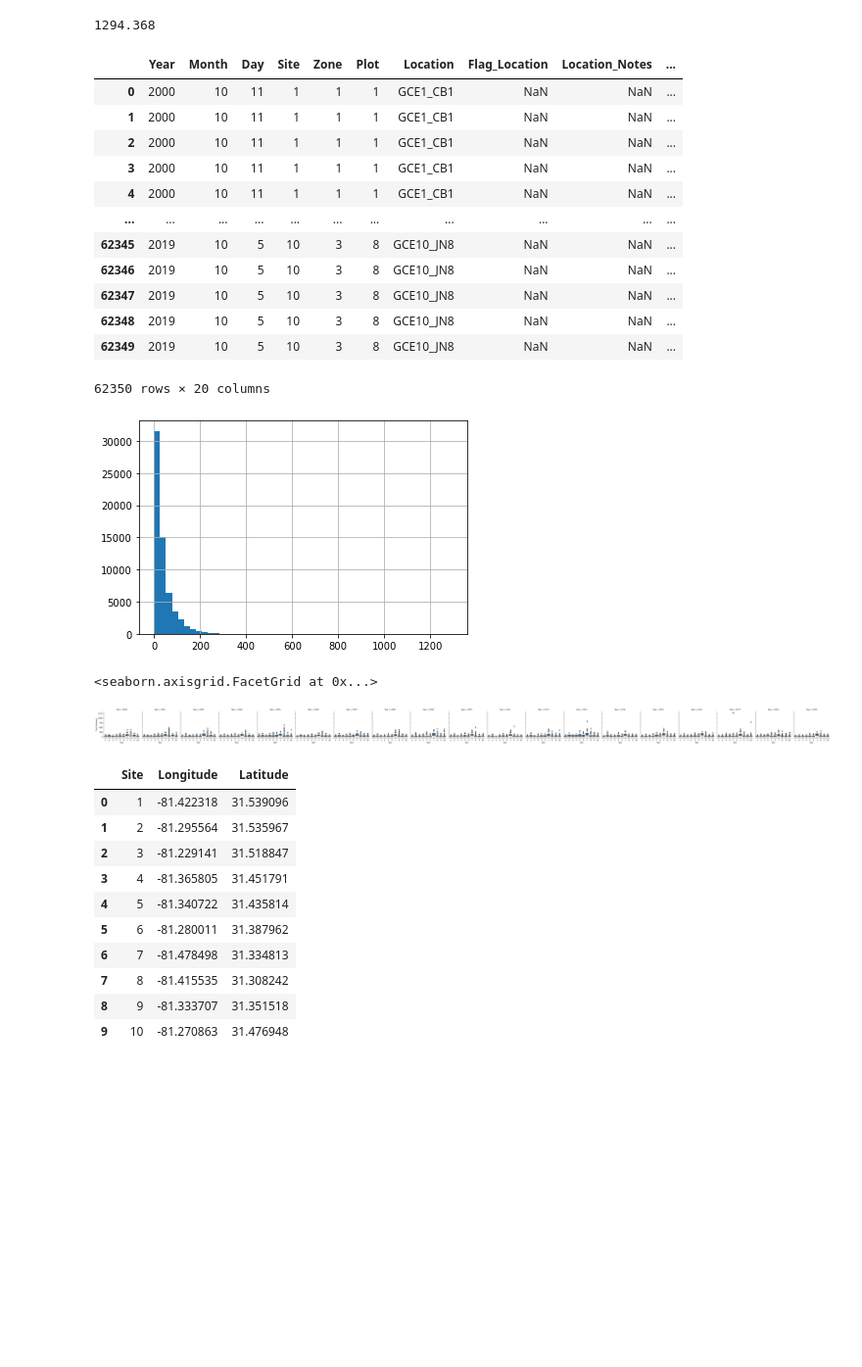
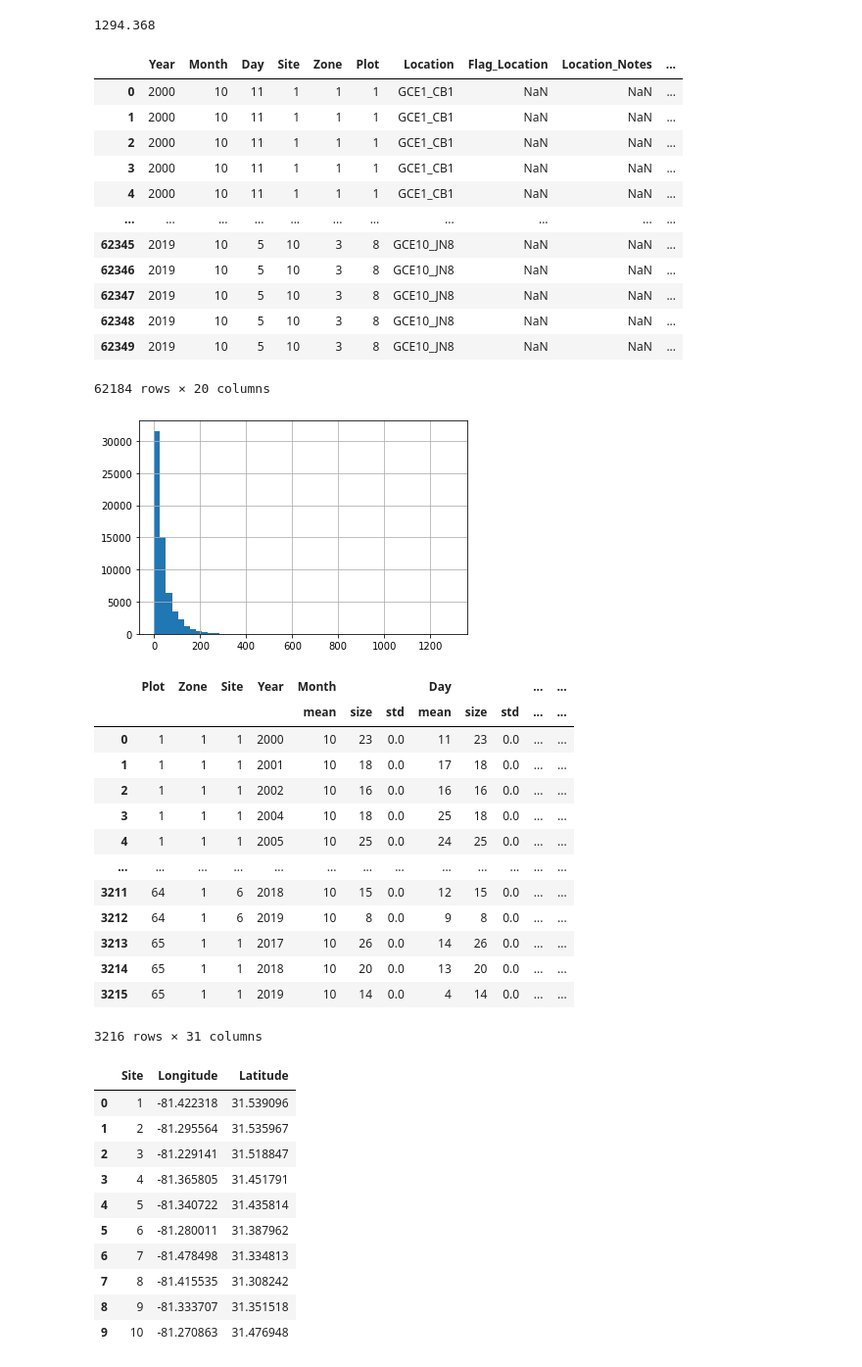
Before and after one commit to asajulien/PhD, a Jupyter notebook: Jupyter/Biomass-GA LTER.ipynb, the cells around one changed output. Shown: that part at 98% size. Drawn from its saved outputs; the diff is of its cells as text; code cells hidden in the pictures; blank space fills up the shorter version.

```diff
--- a/Jupyter/Biomass-GA LTER.ipynb
+++ b/Jupyter/Biomass-GA LTER.ipynb
@@ -45,6 +45,8 @@ df['Date'] = pd.to_datetime(df[['Year', 'Month', 'Day']])
 
 # df = df[df['Species_Code'] == 'A1'] ##Remove all non-Spartina alterniflora plots - messes up unique coordinates section
 
+df = df[df['Zone'] >= 0] ##Zone "-1" in 2013 needs to be addressed - refers to old plot location that was relocated
+
 df['Plant_Biomass'].hist(bins = 50)
 print(max(df['Plant_Biomass']))
 df
@@ -62,28 +64,35 @@ df
 | 62347 | 2019 | 10 | 5 | 10 | 3 | 8 | GCE10_JN8 | NaN | NaN | ... |
 | 62348 | 2019 | 10 | 5 | 10 | 3 | 8 | GCE10_JN8 | NaN | NaN | ... |
 | 62349 | 2019 | 10 | 5 | 10 | 3 | 8 | GCE10_JN8 | NaN | NaN | ... |
-62350 rows × 20 columns
+62184 rows × 20 columns
 [figure]
 # %%
 #df['Plant_Biomass'].hist(by=df['Year'])
 
 df2 = df.groupby(['Plot', 'Zone', 'Site', 'Year'], as_index = False).aggregate([np.mean, \
                                                                                 np.size, np.std]).reset_index()
 
 df3 = df.groupby(['Plot', 'Zone', 'Site', 'Year'], as_index = False).mean()
 
 site_list = [7]
 df4 = df[df['Site'].isin(site_list)]
 
-# g = sns.FacetGrid(df, col="Site", sharex=False)
-# g.map(sns.boxplot, 'Year', 'Plant_Biomass', order=[2000, 2001, 2002, 2003, 2004, 2005, 2006, 2007,\
-#                                                    2008, 2009, 2010, 2011, 2012, 2013, 2014, 2015,\
-#                                                    2016 ,2017 ,2018 , 2019])
-g = sns.FacetGrid(df, col="Year", sharex=False)
-g.map(sns.boxplot, 'Site', 'Plant_Biomass', order=[1, 2, 3, 4, 5, 6, 7, 8,\
-                                                   9, 10])
+list(df2) ##need to rename columns
+df2
 ##site 7 seems to have the highest biomass
 # %% [output]
+|  | Plot | Zone | Site | Year | Month |  |  | Day |  |  | ... | ... |
+|  |  |  |  |  | mean | size | std | mean | size | std | ... | ... |
+| 0 | 1 | 1 | 1 | 2000 | 10 | 23 | 0.0 | 11 | 23 | 0.0 | ... | ... |
+| 1 | 1 | 1 | 1 | 2001 | 10 | 18 | 0.0 | 17 | 18 | 0.0 | ... | ... |
+| 2 | 1 | 1 | 1 | 2002 | 10 | 16 | 0.0 | 16 | 16 | 0.0 | ... | ... |
+| 3 | 1 | 1 | 1 | 2004 | 10 | 18 | 0.0 | 25 | 18 | 0.0 | ... | ... |
+| 4 | 1 | 1 | 1 | 2005 | 10 | 25 | 0.0 | 24 | 25 | 0.0 | ... | ... |
+| ... | ... | ... | ... | ... | ... | ... | ... | ... | ... | ... | ... | ... |
+| 3211 | 64 | 1 | 6 | 2018 | 10 | 15 | 0.0 | 12 | 15 | 0.0 | ... | ... |
+| 3212 | 64 | 1 | 6 | 2019 | 10 | 8 | 0.0 | 9 | 8 | 0.0 | ... | ... |
+| 3213 | 65 | 1 | 1 | 2017 | 10 | 26 | 0.0 | 14 | 26 | 0.0 | ... | ... |
+| 3214 | 65 | 1 | 1 | 2018 | 10 | 20 | 0.0 | 13 | 20 | 0.0 | ... | ... |
+| 3215 | 65 | 1 | 1 | 2019 | 10 | 14 | 0.0 | 4 | 14 | 0.0 | ... | ... |
-<seaborn.axisgrid.FacetGrid at 0x...>
+3216 rows × 31 columns
-[figure, removed]
 # %%
```
Also changed, not shown: parts of 3 cells of this notebook.
